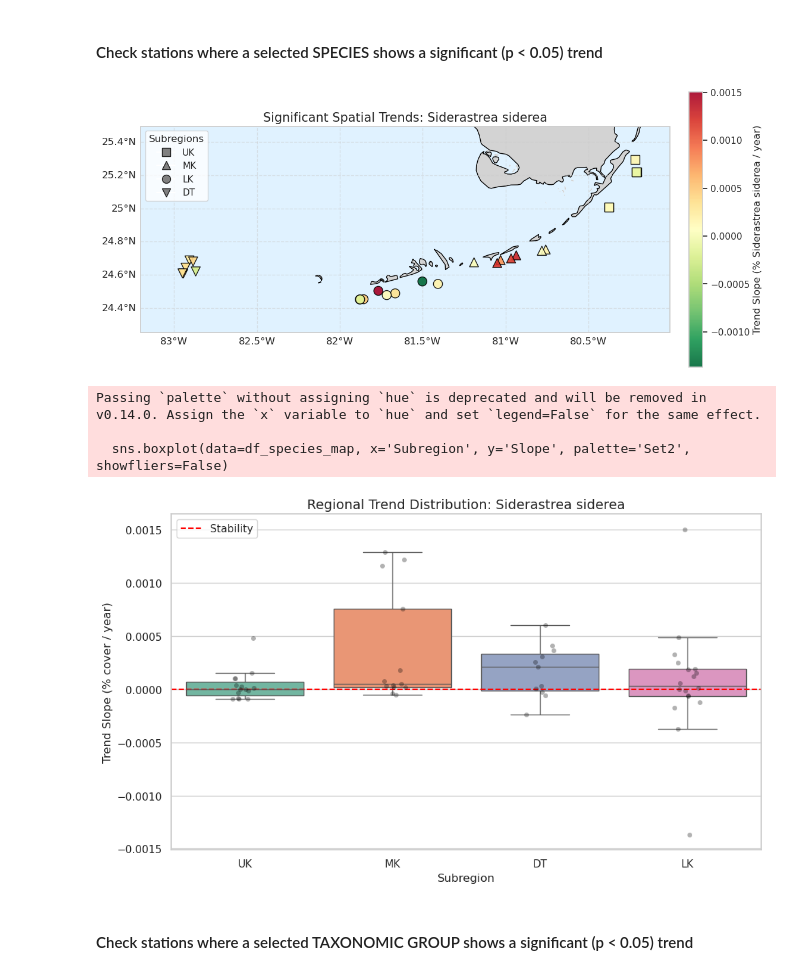
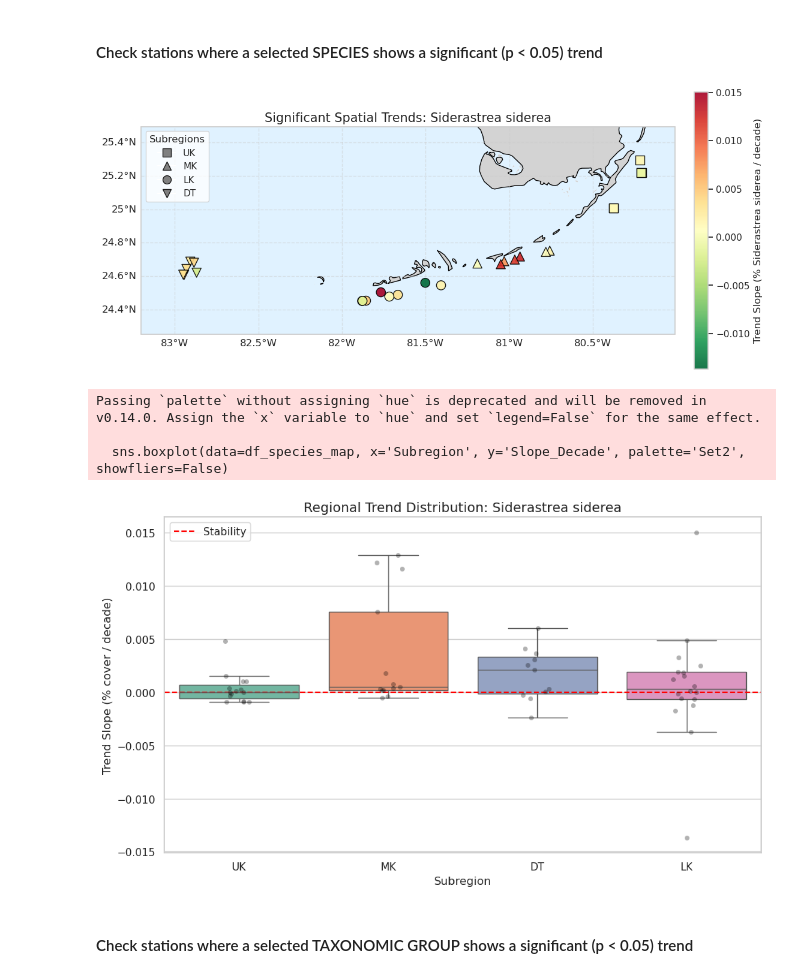
Before and after one commit to eqmh/multitressor, a Jupyter notebook: corals_stressors.ipynb, the cells around one changed output. Saved outputs shown, nothing was run; the diff lists cells and outputs as text; code cells hidden in the pictures.

```diff
--- a/corals_stressors.ipynb
+++ b/corals_stressors.ipynb
@@ -93,7 +93,7 @@ for site in site_annual['SiteName'].unique():
     site_data = site_annual[site_annual['SiteName'] == site]
     if len(site_data) > 1:
         slope, intercept, r_value, p_value, std_err = stats.linregress(site_data['SampleYear'], site_data['Total_Cover'])
-        stats_list.append({'SiteName': site, 'Slope': slope, 'P_Value': p_value})
+        stats_list.append({'SiteName': site, 'Slope': slope, 'Slope_Decade': slope * 10, 'P_Value': p_value})
 
 df_trends = pd.DataFrame(stats_list)
 
@@ -119,7 +119,7 @@ marker_map = {
 # --- DERIVE SUBSETS FROM THE FULLY MERGED DATAFRAME ---
 # This ensures df_significant and df_pos inherit 'Subregion', 'lonDD', and 'latDD'
 df_significant = df_map_data[df_map_data['P_Value'] < 0.05].copy()
-df_pos = df_map_data[df_map_data['Slope'] >= 0].copy()
+df_pos = df_map_data[df_map_data['Slope_Decade'] > 0].copy()
 
 # Setup the figure with a PlateCarree projection
 fig = plt.figure(figsize=(14, 10))
@@ -140,10 +140,10 @@ for sub, mkr in marker_map.items():
     sub_sig = df_significant[df_significant['Subregion'] == sub]
     if not sub_sig.empty:
         sc = ax.scatter(sub_sig['lonDD'], sub_sig['latDD'],
-                        c=sub_sig['Slope'], cmap='RdYlGn', marker=mkr,
+                        c=sub_sig['Slope_Decade'], cmap='RdYlGn', marker=mkr,
                         s=120, edgecolor='black', alpha=0.9,
                         transform=ccrs.PlateCarree(), zorder=3,
-                        vmin=df_significant['Slope'].min(), vmax=df_significant['Slope'].max())
+                        vmin=df_significant['Slope_Decade'].min(), vmax=df_significant['Slope_Decade'].max())
 
     # Filter for stable/increasing sites in this subregion
     sub_pos = df_pos[df_pos['Subregion'] == sub]
@@ -161,7 +161,7 @@ ax.set_extent([df_map_data['lonDD'].min() - 0.2, df_map_data['lonDD'].max() + 0.
 
 # Add colorbar
 cbar = plt.colorbar(sc, ax=ax, orientation='vertical', pad=0.03, shrink=0.7)
-cbar.set_label('Trend Slope (% cover / year)', fontsize=12)
+cbar.set_label('Trend Slope (% cover / decade)', fontsize=12)
 
 # Add gridlines and labels
 gl = ax.gridlines(draw_labels=True, linestyle='--', alpha=0.5, zorder=2)
@@ -170,7 +170,7 @@ gl.right_labels = False
 
 # Labels for significant sites (p < 0.05)
 for idx, row in df_map_data.iterrows():
-    if row['Slope'] <= -0.005 or row['Slope'] >= 0:
+    if row['Slope_Decade'] <= -0.05 or row['Slope_Decade'] >= 0:
         ax.text(row['lonDD'] + 0.01, row['latDD'] + 0.01, row['SiteName'],
                 fontsize=8, transform=ccrs.PlateCarree(),
                 bbox=dict(boxstyle='round,pad=0.2', fc='white', alpha=0.7, ec='none'))
@@ -199,7 +199,7 @@ sns.set_theme(style="whitegrid")
 ax_box = sns.boxplot(
     data=df_map_data,
     x='Subregion',
-    y='Slope',
+    y='Slope_Decade',
     palette='Set2',
     showfliers=False,  # Hides outliers to focus on the main distribution
     width=0.6
@@ -209,7 +209,7 @@ ax_box = sns.boxplot(
 sns.stripplot(
     data=df_map_data,
     x='Subregion',
-    y='Slope',
+    y='Slope_Decade',
     color='black',
     alpha=0.3,
     jitter=True
@@ -220,13 +220,13 @@ plt.axhline(0, color='red', linestyle='--', linewidth=1.5, label='Stability (No
 
 # Formatting
 plt.title('Distribution of Coral Cover Trends by Subregion (1996-2024)', fontsize=14, fontweight='bold')
-plt.ylabel('Trend Slope (% cover / year)', fontsize=12)
+plt.ylabel('Trend Slope (% cover / decade)', fontsize=12)
 plt.xlabel('Subregion', fontsize=12)
 plt.legend()
 
 # Show statistics summary
 print("\nTrend Statistics per Subregion:")
-display(df_map_data.groupby('Subregion')['Slope'].describe().round(4))
+display(df_map_data.groupby('Subregion')['Slope_Decade'].describe().round(4))
 
 plt.tight_layout()
 plt.show()
@@ -346,7 +346,7 @@ for site in site_annual['SiteName'].unique():
     site_data = site_species_annual[site_species_annual['SiteName'] == site]
     if len(site_data) > 1:
         slope, intercept, r_value, p_value, std_err = stats.linregress(site_data['SampleYear'], site_data[selected_species])
-        site_species_stats.append({'SiteName': site, 'Slope': slope, 'P_Value': p_value})
+        site_species_stats.append({'SiteName': site, 'Slope': slope, 'Slope_Decade': slope * 10, 'P_Value': p_value})
 
 df_species_map = pd.DataFrame(site_species_stats)
 
@@ -371,52 +371,52 @@ for sub, mkr in marker_map.items():
     sub_sig = df_sig_map[df_sig_map['Subregion'] == sub]
     if not sub_sig.empty:
         sc = ax.scatter(sub_sig['lonDD'], sub_sig['latDD'],
-                        c=sub_sig['Slope'], cmap='RdYlGn_r', marker=mkr,
+                        c=sub_sig['Slope_Decade'], cmap='RdYlGn_r', marker=mkr,
                         s=120, edgecolor='black', alpha=0.9,
                         transform=ccrs.PlateCarree(), zorder=3,
-                        vmin=df_sig_map['Slope'].min(), vmax=df_sig_map['Slope'].max())
+                        vmin=df_sig_map['Slope_Decade'].min(), vmax=df_sig_map['Slope_Decade'].max())
 
 # Add Colorbar
 if sc:
     cbar = plt.colorbar(sc, ax=ax, shrink=0.6, pad=0.03)
-    cbar.set_label(f'Trend Slope (% {selected_species.replace("_", " ")} / year)')
+    cbar.set_label(f'Trend Slope (% {selected_species.replace("_", " ")} / decade)')
 
 # Custom Legend for Subregions (Outside map)
 legend_elements = [Line2D([0], [0], marker=m, color='w', label=k,
                           markerfacecolor='gray', markersize=10, markeredgecolor='k')
                    for k, m in marker_map.items()]
 
 ax.legend(handles=legend_elements, loc='upper left', title="Subregions", frameon=True)
 
 # Set extent and labels
 ax.set_extent([df_coords['lonDD'].min()-0.2, df_coords['lonDD'].max()+0.2,
                df_coords['latDD'].min()-0.2, df_coords['latDD'].max()+0.2])
 gl = ax.gridlines(draw_labels=True, linestyle='--', alpha=0.5)
 gl.top_labels = False
 gl.right_labels = False
 
 plt.title(f'Significant Spatial Trends: {selected_species.replace("_", " ")}', fontsize=15)
 plt.show()
 
 # --- NEW: BOXPLOT FOR SPECIES TREND DISTRIBUTION ---
 plt.figure(figsize=(10, 6))
 sns.set_theme(style="whitegrid")
 
-sns.boxplot(data=df_species_map, x='Subregion', y='Slope', palette='Set2', showfliers=False)
-sns.stripplot(data=df_species_map, x='Subregion', y='Slope', color='black', alpha=0.3, jitter=True)
+sns.boxplot(data=df_species_map, x='Subregion', y='Slope_Decade', palette='Set2', showfliers=False)
+sns.stripplot(data=df_species_map, x='Subregion', y='Slope_Decade', color='black', alpha=0.3, jitter=True)
 
 plt.axhline(0, color='red', linestyle='--', linewidth=1.5, label='Stability')
 plt.title(f'Regional Trend Distribution: {selected_species.replace("_", " ")}', fontsize=14)
-plt.ylabel('Trend Slope (% cover / year)')
+plt.ylabel('Trend Slope (% cover / decade)')
 plt.legend()
 plt.tight_layout()
 plt.show()
 # %% [output]
-[figure, old version]
+[figure, new version]
 Passing `palette` without assigning `hue` is deprecated and will be removed in v0.14.0. Assign the `x` variable to `hue` and set `legend=False` for the same effect.
 
-  sns.boxplot(data=df_species_map, x='Subregion', y='Slope', palette='Set2', showfliers=False)
+  sns.boxplot(data=df_species_map, x='Subregion', y='Slope_Decade', palette='Set2', showfliers=False)
-[figure, old version]
+[figure, new version]
 # %% [markdown]
 #### Check stations where a selected TAXONOMIC GROUP shows a significant (p < 0.05) trend
 # %%
```
Also changed, not shown: parts of 7 cells of this notebook, 1 other file.
